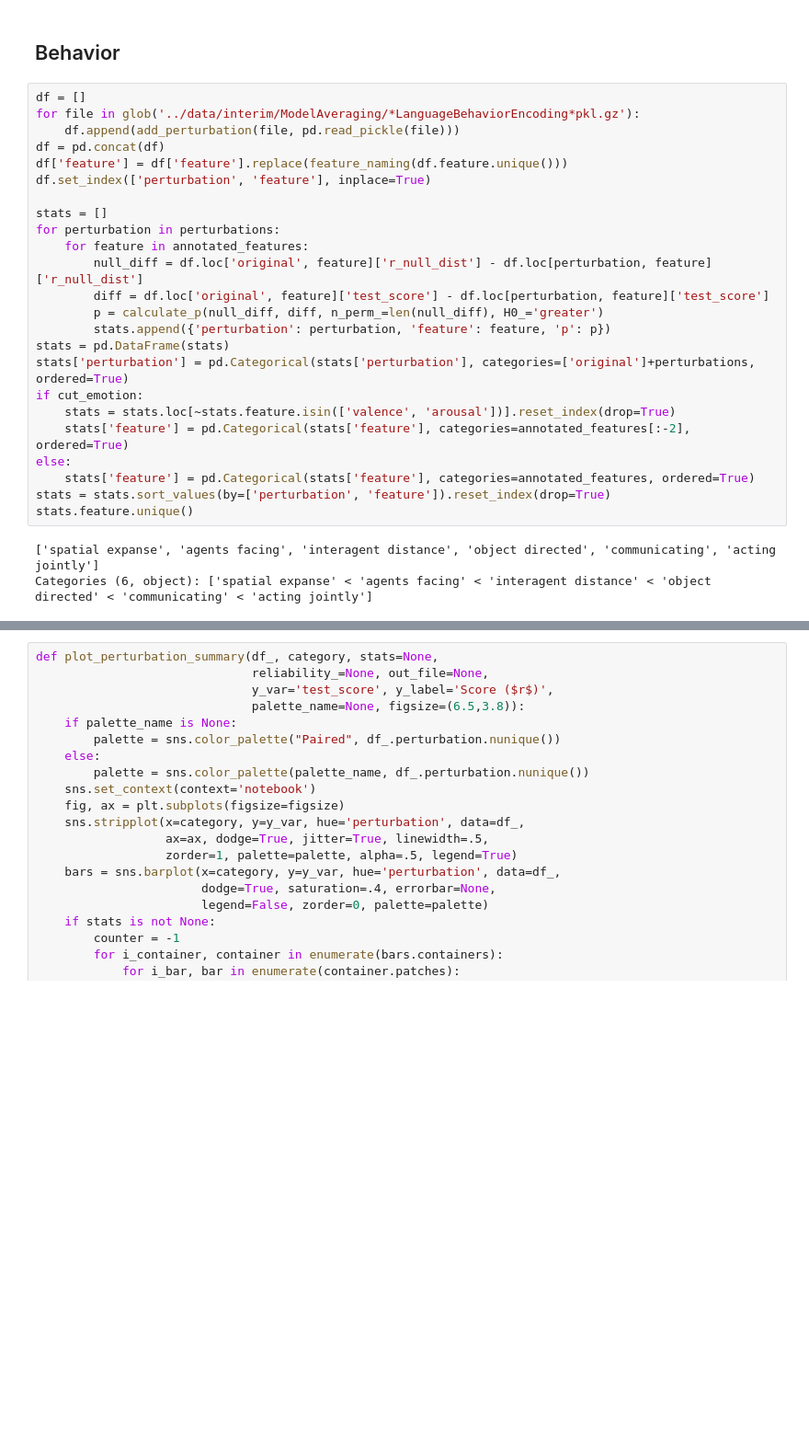
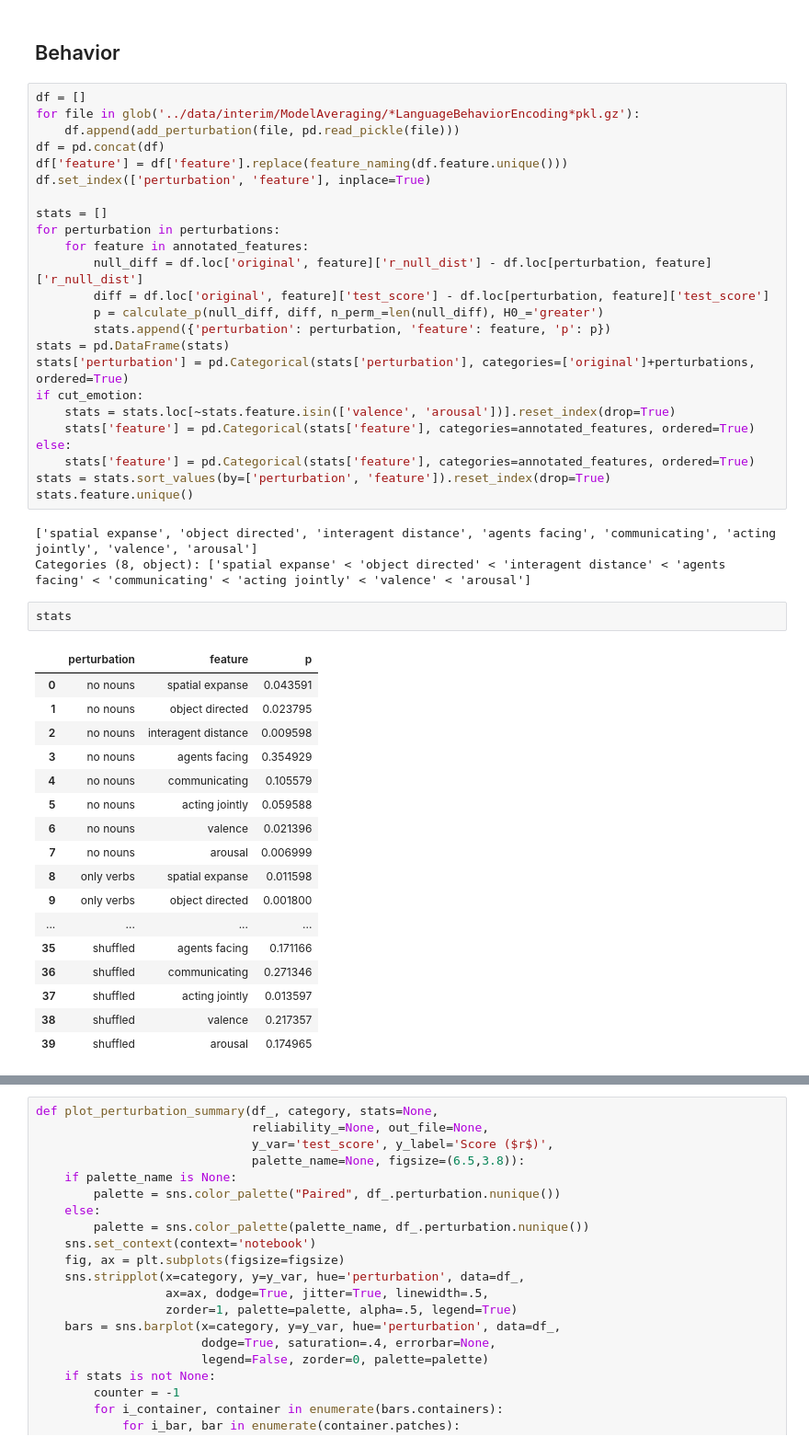
Before and after one commit to Isik-lab/SIfMRI_modeling, a Jupyter notebook: notebooks/model_class_averaging.ipynb, the cells around one changed output, grey strips where cells are left out. Shown at 92% size. Drawn from its saved outputs; the diff is of its cells as text; blank space fills up the shorter version.

```diff
--- a/notebooks/model_class_averaging.ipynb
+++ b/notebooks/model_class_averaging.ipynb
@@ -140,14 +141,34 @@ stats = pd.DataFrame(stats)
 stats['perturbation'] = pd.Categorical(stats['perturbation'], categories=['original']+perturbations, ordered=True)
 if cut_emotion:
     stats = stats.loc[~stats.feature.isin(['valence', 'arousal'])].reset_index(drop=True)
-    stats['feature'] = pd.Categorical(stats['feature'], categories=annotated_features[:-2], ordered=True)
+    stats['feature'] = pd.Categorical(stats['feature'], categories=annotated_features, ordered=True)
 else:
     stats['feature'] = pd.Categorical(stats['feature'], categories=annotated_features, ordered=True)
 stats = stats.sort_values(by=['perturbation', 'feature']).reset_index(drop=True)
 stats.feature.unique()
 # %% [output]
-['spatial expanse', 'agents facing', 'interagent distance', 'object directed', 'communicating', 'acting jointly']
-Categories (6, object): ['spatial expanse' < 'agents facing' < 'interagent distance' < 'object directed' < 'communicating' < 'acting jointly']
+['spatial expanse', 'object directed', 'interagent distance', 'agents facing', 'communicating', 'acting jointly', 'valence', 'arousal']
+Categories (8, object): ['spatial expanse' < 'object directed' < 'interagent distance' < 'agents facing' < 'communicating' < 'acting jointly' < 'valence' < 'arousal']
+# %%
+stats
+# %% [output]
+|  | perturbation | feature | p |
+| 0 | no nouns | spatial expanse | 0.043591 |
+| 1 | no nouns | object directed | 0.023795 |
+| 2 | no nouns | interagent distance | 0.009598 |
+| 3 | no nouns | agents facing | 0.354929 |
+| 4 | no nouns | communicating | 0.105579 |
+| 5 | no nouns | acting jointly | 0.059588 |
+| 6 | no nouns | valence | 0.021396 |
+| 7 | no nouns | arousal | 0.006999 |
+| 8 | only verbs | spatial expanse | 0.011598 |
+| 9 | only verbs | object directed | 0.001800 |
+| ... | ... | ... | ... |
+| 35 | shuffled | agents facing | 0.171166 |
+| 36 | shuffled | communicating | 0.271346 |
+| 37 | shuffled | acting jointly | 0.013597 |
+| 38 | shuffled | valence | 0.217357 |
+| 39 | shuffled | arousal | 0.174965 |
 # %%
 run_summary = False
 if run_summary:
```
Also changed, not shown: parts of 14 cells of this notebook, 6 other files.
